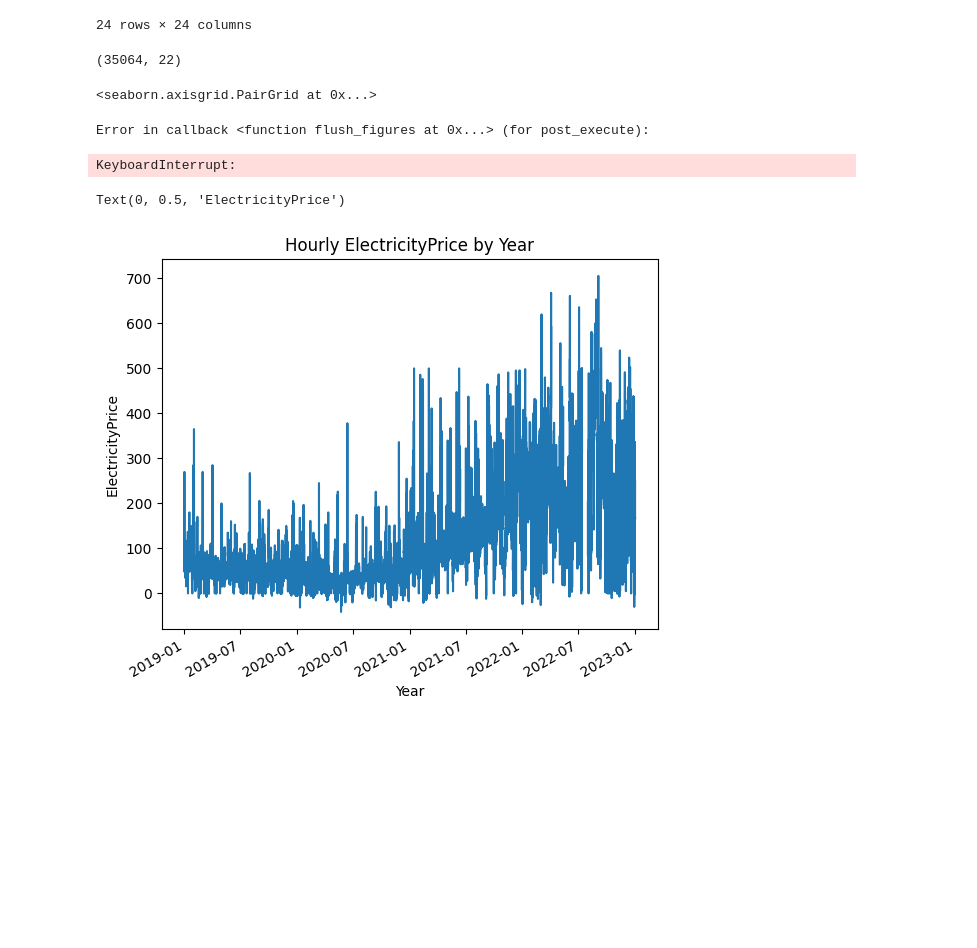
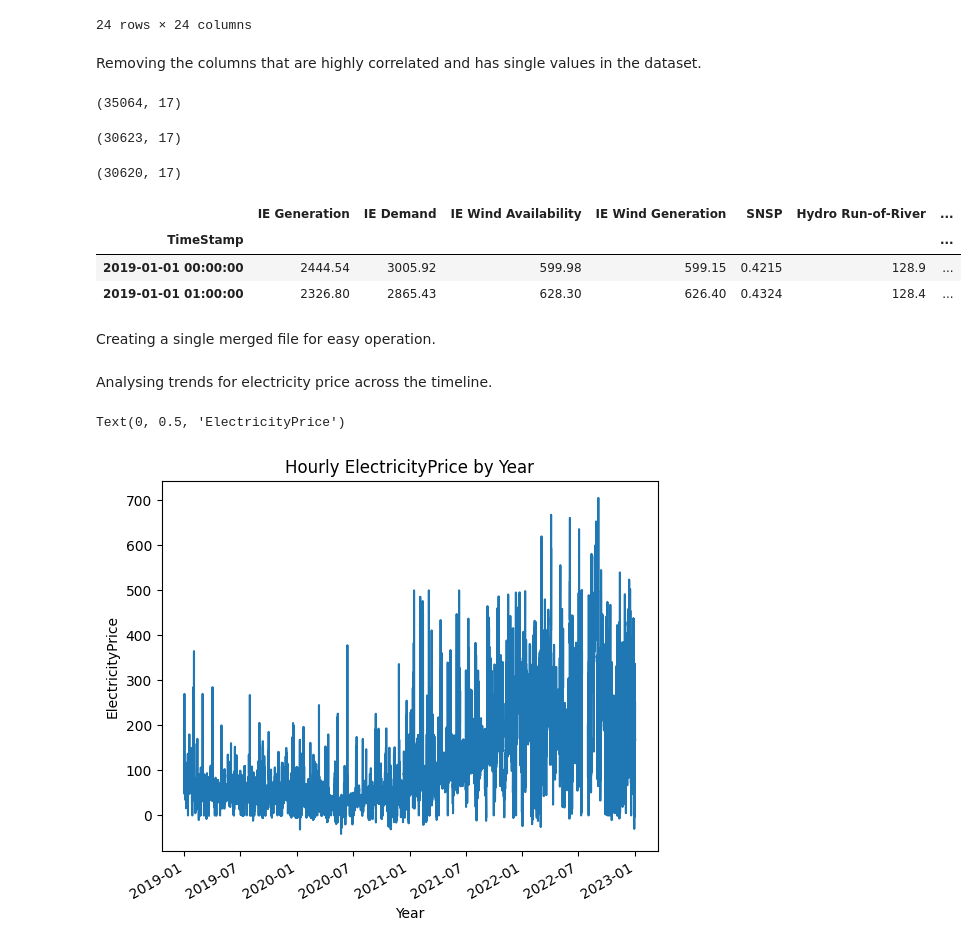
Before and after one commit to Gauthaman-KA/CS648, a Jupyter notebook: CodeFiles/PreProcessing.ipynb, the cells around one changed output. Drawn from its saved outputs; the diff is of its cells as text; code cells hidden in the pictures; blank space fills up the shorter version.

```diff
--- a/CodeFiles_Dev/Data Cleaning.ipynb
+++ b/CodeFiles/PreProcessing.ipynb
@@ -721,9 +672,33 @@ df.corr(method='spearman')
 | wddir | -0.027182 | -0.005533 | -0.056162 | -0.056256 | -0.049404 | 0.049250 | ... |
 | ElectricityPrice | 0.225066 | 0.392417 | -0.164109 | -0.137986 | -0.216701 | -0.018848 | ... |
 24 rows × 24 columns
+# %% [markdown]
+Removing the columns that are highly correlated and has single values in the dataset.
 # %%
-final_df2=final_df.drop(columns=['Others', 'Wind onshore','Load'])
+final_df2=final_df.drop(columns=['Others', 'Wind onshore','Load','rain','Hydro pumped storage','wetb','dewpt','vappr','IE Wind Generation'])
 final_df2.shape
 # %% [output]
-(35064, 22)
+(35064, 17)
+# %%
+final_df2['TimeStamp'] = pd.to_datetime(final_df2['TimeStamp'], format='%Y-%m-%dT%H:%M:%SZ')
+# %%
+final_df2=final_df2.drop(final_df2[final_df2['TimeStamp']>pd.to_datetime('29-06-2022  23:00:00')].index)
+final_df2.shape
+# %% [output]
+(30623, 17)
+# %%
+final_df2=final_df2.drop_duplicates(subset=['TimeStamp'])
+final_df2.shape
+# %% [output]
+(30620, 17)
+# %%
+final_df2 = final_df2.set_index('TimeStamp')
+final_df2.head(2)
+# %% [output]
+|  | IE Generation | IE Demand | IE Wind Availability | IE Wind Generation | SNSP | Hydro Run-of-River | ... |
+| TimeStamp |  |  |  |  |  |  | ... |
+| 2019-01-01 00:00:00 | 2444.54 | 3005.92 | 599.98 | 599.15 | 0.4215 | 128.9 | ... |
+| 2019-01-01 01:00:00 | 2326.80 | 2865.43 | 628.30 | 626.40 | 0.4324 | 128.4 | ... |
+# %% [markdown]
+Creating a single merged file for easy operation.
 # %%
@@ -731,11 +706,5 @@ final_df2.to_excel("inputdata.xlsx")
-# %%
-g = sns.PairGrid(df)
-g.map_diag(sns.histplot)
-g.map_offdiag(sns.scatterplot)
-# %% [output]
-<seaborn.axisgrid.PairGrid at 0x...>
-Error in callback <function flush_figures at 0x...> (for post_execute):
-KeyboardInterrupt:
+# %% [markdown]
+Analysing trends for electricity price across the timeline.
 # %%
 plt.plot(final_df.TimeStamp, final_df.ElectricityPrice)
 plt.title('Hourly ElectricityPrice by Year')
```
Also changed, not shown: parts of 38 cells of this notebook, 7 other files.
